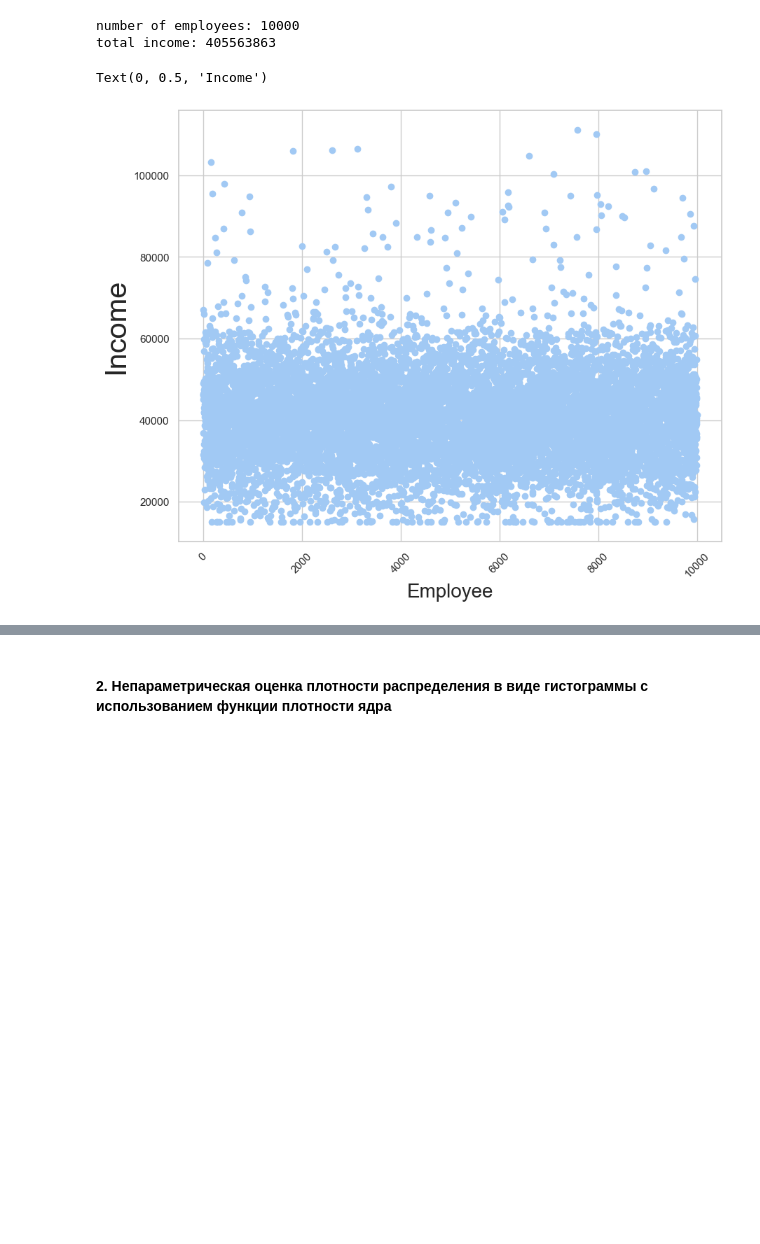
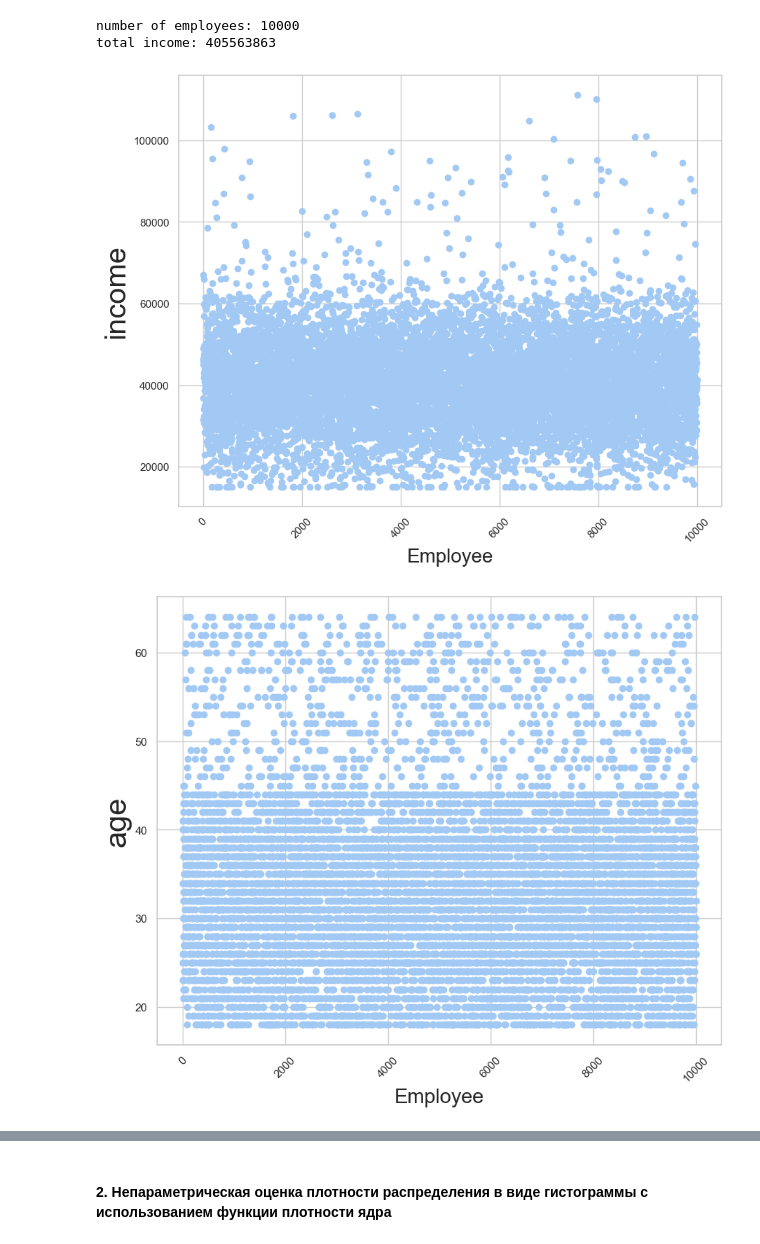
Before and after one commit to AnatolyPershinov/MFML_labs, a Jupyter notebook: lr1/salary/salary.ipynb, the cells around one changed output, grey strips where cells are left out. Cells and saved outputs as stored; diff of their text form; code cells hidden in the pictures; blank space fills up the shorter version.

```diff
--- a/lr1/salary/salary.ipynb
+++ b/lr1/salary/salary.ipynb
@@ -63,12 +63,17 @@ total income: 405563863
 # %%
 from matplotlib import pyplot as plt
 
-plt.figure(figsize=(10, 8))
-plt.scatter(df_empl[criteria], df_empl["income"])
-plt.xticks(rotation=45)
+def data_image(name):
+    plt.figure(figsize=(10, 8))
+    plt.scatter(source_df[criteria], source_df[name])
+    plt.xticks(rotation=45)
 
-plt.xlabel(f"Employee", fontsize=20)
-plt.ylabel("Income", fontsize=30)
+    plt.xlabel(f"Employee", fontsize=20)
+    plt.ylabel(name, fontsize=30)
+
+data_image("income")
+data_image("age")
+data_image("education_level")
 # %% [output]
-Text(0, 0.5, 'Income')
 [figure]
+[figure, added]
```
Also changed, not shown: parts of 17 cells of this notebook.
